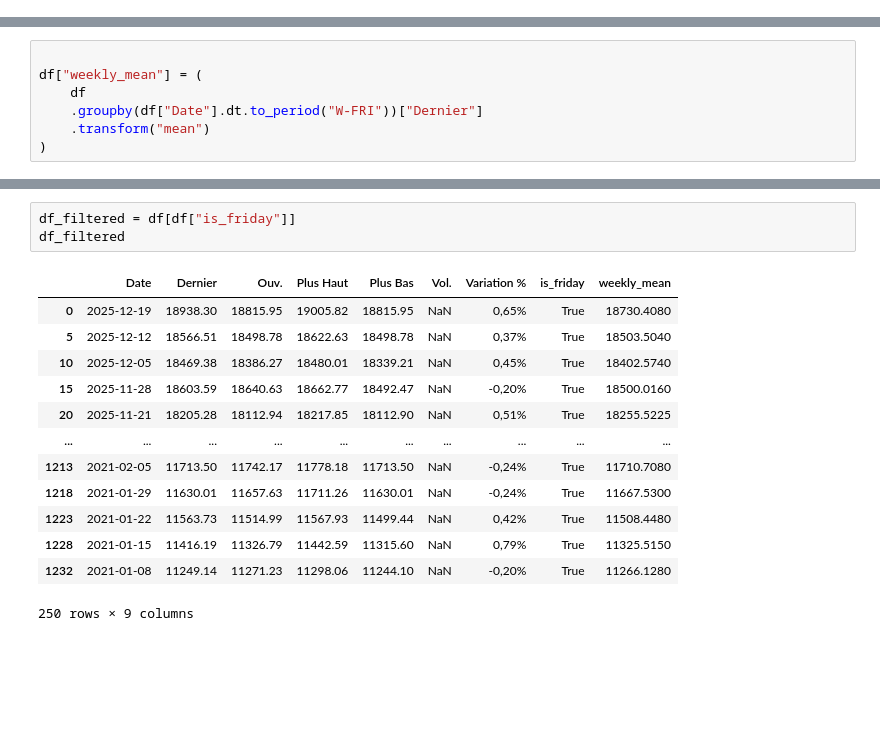
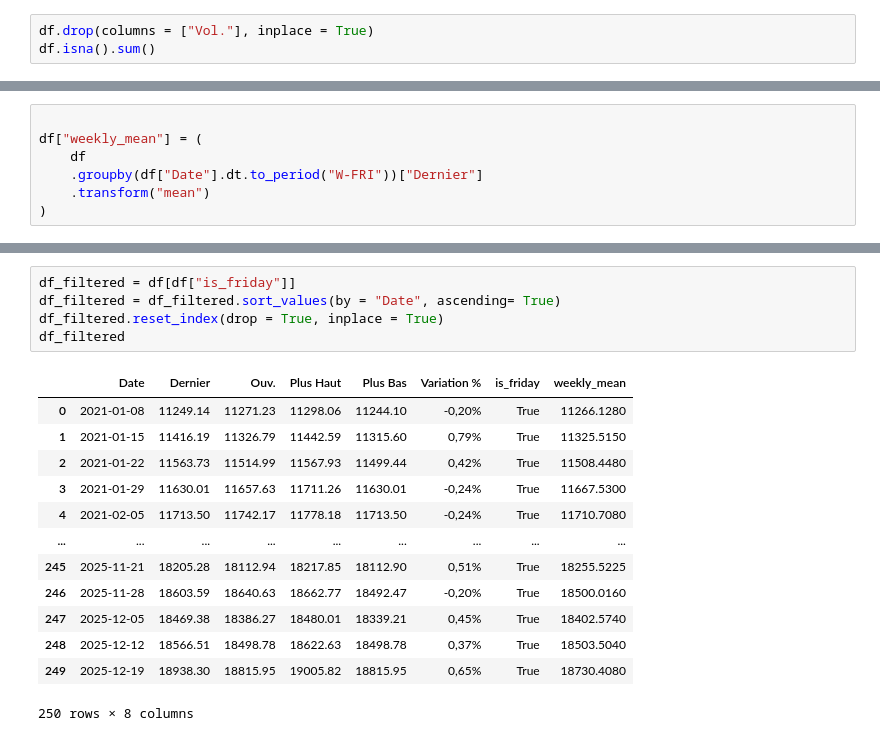
Before and after one commit to 202422/Mesure-et-gestion-du-risque-des-portefeuilles-OPCVM-l-aide-de-la-Data-Science, a Jupyter notebook: dataset_building/dataset_cleaning.ipynb, the cells around one changed output, grey strips where cells are left out. Cells and saved outputs as stored; diff of their text form; blank space fills up the shorter version.

```diff
--- a/dataset_building/dataset_cleaning.ipynb
+++ b/dataset_building/dataset_cleaning.ipynb
@@ -32,0 +52,3 @@ for col in df.columns:
+# %%
+df.drop(columns = ["Vol."], inplace = True)
+df.isna().sum()
@@ -79,17 +121,19 @@ df.head(20)
 # %%
 df_filtered = df[df["is_friday"]]
+df_filtered = df_filtered.sort_values(by = "Date", ascending= True)
+df_filtered.reset_index(drop = True, inplace = True)
 df_filtered
 # %% [output]
-|  | Date | Dernier | Ouv. | Plus Haut | Plus Bas | Vol. | Variation % | is_friday | weekly_mean |
-| 0 | 2025-12-19 | 18938.30 | 18815.95 | 19005.82 | 18815.95 | NaN | 0,65% | True | 18730.4080 |
-| 5 | 2025-12-12 | 18566.51 | 18498.78 | 18622.63 | 18498.78 | NaN | 0,37% | True | 18503.5040 |
-| 10 | 2025-12-05 | 18469.38 | 18386.27 | 18480.01 | 18339.21 | NaN | 0,45% | True | 18402.5740 |
-| 15 | 2025-11-28 | 18603.59 | 18640.63 | 18662.77 | 18492.47 | NaN | -0,20% | True | 18500.0160 |
-| 20 | 2025-11-21 | 18205.28 | 18112.94 | 18217.85 | 18112.90 | NaN | 0,51% | True | 18255.5225 |
-| ... | ... | ... | ... | ... | ... | ... | ... | ... | ... |
-| 1213 | 2021-02-05 | 11713.50 | 11742.17 | 11778.18 | 11713.50 | NaN | -0,24% | True | 11710.7080 |
-| 1218 | 2021-01-29 | 11630.01 | 11657.63 | 11711.26 | 11630.01 | NaN | -0,24% | True | 11667.5300 |
-| 1223 | 2021-01-22 | 11563.73 | 11514.99 | 11567.93 | 11499.44 | NaN | 0,42% | True | 11508.4480 |
-| 1228 | 2021-01-15 | 11416.19 | 11326.79 | 11442.59 | 11315.60 | NaN | 0,79% | True | 11325.5150 |
-| 1232 | 2021-01-08 | 11249.14 | 11271.23 | 11298.06 | 11244.10 | NaN | -0,20% | True | 11266.1280 |
+|  | Date | Dernier | Ouv. | Plus Haut | Plus Bas | Variation % | is_friday | weekly_mean |
+| 0 | 2021-01-08 | 11249.14 | 11271.23 | 11298.06 | 11244.10 | -0,20% | True | 11266.1280 |
+| 1 | 2021-01-15 | 11416.19 | 11326.79 | 11442.59 | 11315.60 | 0,79% | True | 11325.5150 |
+| 2 | 2021-01-22 | 11563.73 | 11514.99 | 11567.93 | 11499.44 | 0,42% | True | 11508.4480 |
+| 3 | 2021-01-29 | 11630.01 | 11657.63 | 11711.26 | 11630.01 | -0,24% | True | 11667.5300 |
+| 4 | 2021-02-05 | 11713.50 | 11742.17 | 11778.18 | 11713.50 | -0,24% | True | 11710.7080 |
+| ... | ... | ... | ... | ... | ... | ... | ... | ... |
+| 245 | 2025-11-21 | 18205.28 | 18112.94 | 18217.85 | 18112.90 | 0,51% | True | 18255.5225 |
+| 246 | 2025-11-28 | 18603.59 | 18640.63 | 18662.77 | 18492.47 | -0,20% | True | 18500.0160 |
+| 247 | 2025-12-05 | 18469.38 | 18386.27 | 18480.01 | 18339.21 | 0,45% | True | 18402.5740 |
+| 248 | 2025-12-12 | 18566.51 | 18498.78 | 18622.63 | 18498.78 | 0,37% | True | 18503.5040 |
+| 249 | 2025-12-19 | 18938.30 | 18815.95 | 19005.82 | 18815.95 | 0,65% | True | 18730.4080 |
-250 rows × 9 columns
+250 rows × 8 columns
```
Also changed, not shown: parts of 76 cells of this notebook, 7 other files.
